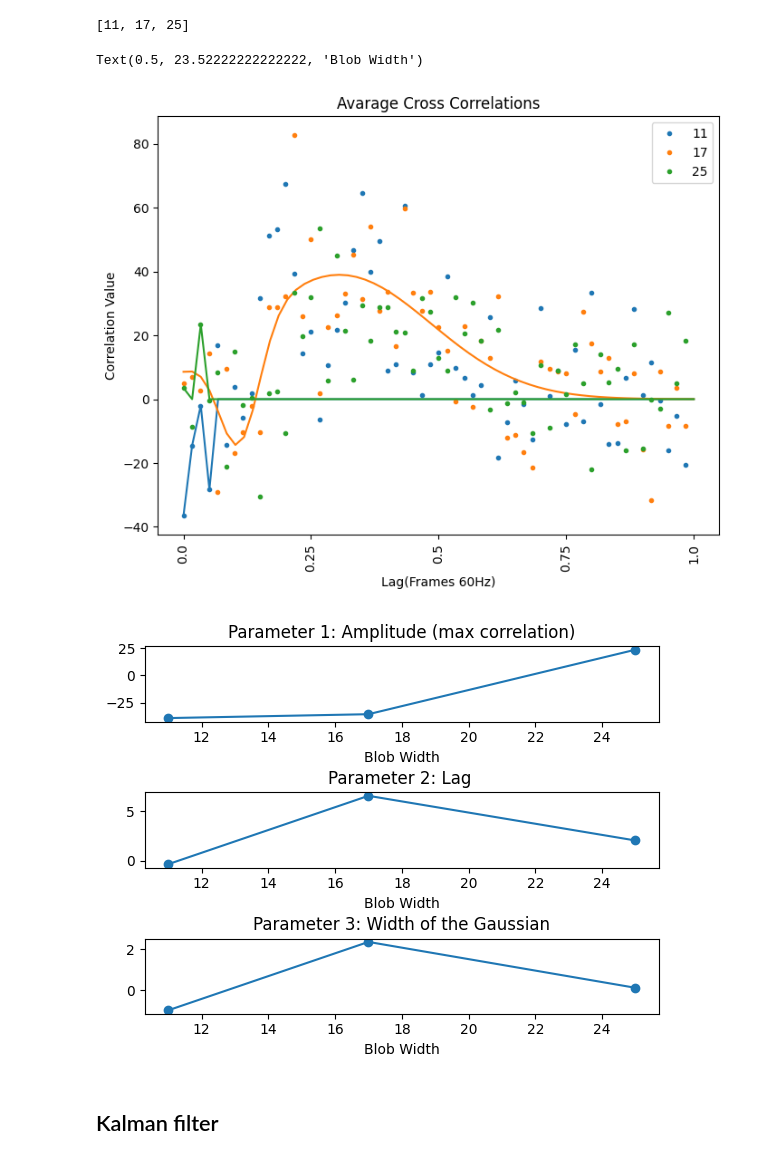
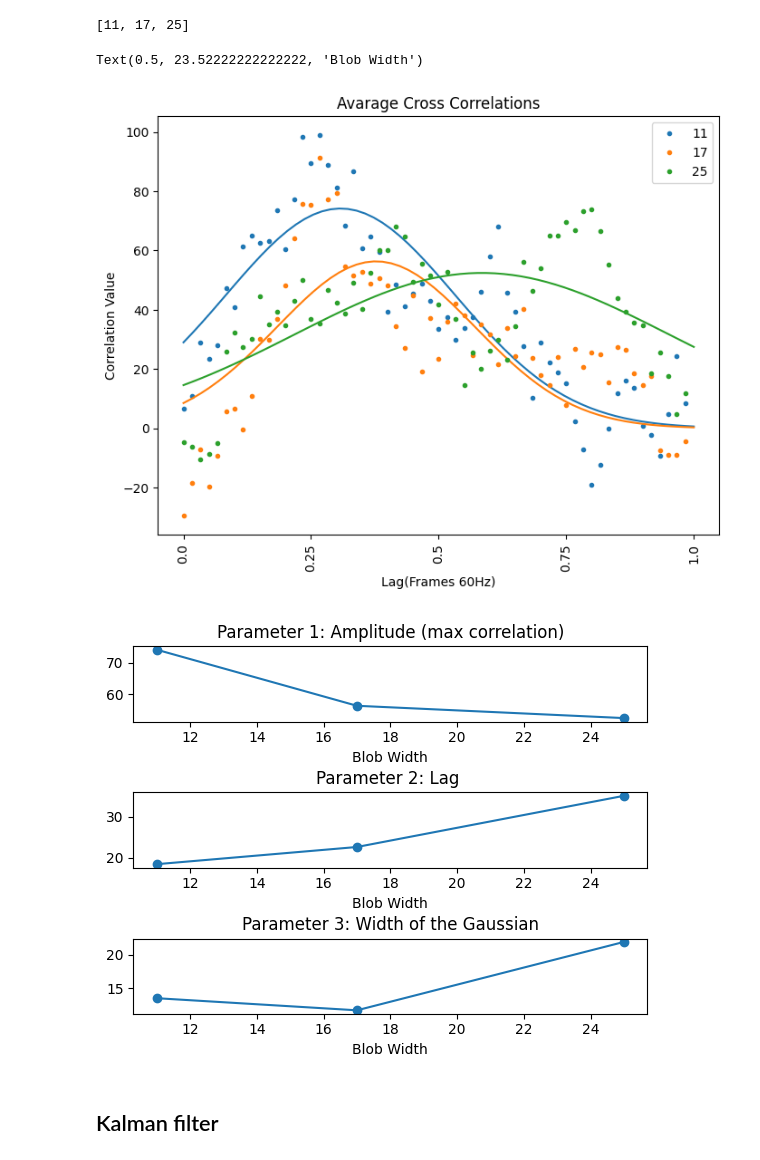
Before and after one commit to omeryildiran/Guido-Pascal-Omer-continuous-psychophysics, a Jupyter notebook: analysis_primier.ipynb, the cells around one changed output. Saved outputs shown, nothing was run; the diff lists cells and outputs as text; code cells hidden in the pictures.

```diff
--- a/analysis_primier.ipynb
+++ b/analysis_primier.ipynb
@@ -57,7 +66,7 @@ nTrialPerSigma
 
 from scipy.ndimage import gaussian_filter1d
 
-def smooth_data(data_to_smooth, window_size=5):
+def smooth_data(data_to_smooth, window_size=10):
     # Create a moving average filter
     filter = np.ones(window_size) / window_size
     smoothed_response = []
@@ -366,8 +375,9 @@ mid_point = len(ccg) // 2
 ydata=ccg[mid_point:mid_point+steps]
 xdata= np.linspace(0, len(ydata), len(ydata))
 # fit the ccg data with Gaussian
-def gaussian(x,  beta, sigma):
-    return 1/(sigma*np.sqrt(2*math.pi))*np.exp(-0.5*(((x-beta)**2)/(sigma**2)))
+def gaussian(x,  alpha, beta, sigma):
+    #return 1/(sigma*np.sqrt(2*math.pi))*np.exp(-0.5*(((x-beta)**2)/(sigma**2)))
+    return alpha*np.exp(-(x - beta) ** 2 / (2 * (sigma ** 2)))
 
 def double_gaussian(x, alpha1, beta1, sigma1, alpha2, beta2, sigma2):
     return alpha1 * np.exp(-(x - beta1) ** 2 / (2 * (sigma1 ** 2))) - alpha2 * np.exp(-(x - beta2) ** 2 / (2 * (sigma2 ** 2)))
@@ -430,44 +440,44 @@ for i,bw in enumerate(blob_widths):
    initial_guesses.append(np.max(ydata))
    initial_guesses.append(np.argmax(ydata))
    initial_guesses.append(np.std(ydata)*1)
-   initial_guesses.append(np.min(ydata))
-   initial_guesses.append(np.argmin(ydata))
-   initial_guesses.append(np.std(ydata)*1)
+   # initial_guesses.append(np.min(ydata))
+   # initial_guesses.append(np.argmin(ydata))
+   # initial_guesses.append(np.std(ydata)*1)
 
-   popt, pcov = curve_fit(double_gaussian, xdata, ydata)#,p0=initial_guesses )
-   yfit=double_gaussian(xdata, *popt)
+   popt, pcov = curve_fit(gaussian, xdata, ydata,p0=initial_guesses )
+   yfit=gaussian(xdata, *popt)
    plt.plot(xdata, yfit,color=colors[i])
 
    plt.xlabel('Lag(Frames 60Hz)')
    plt.ylabel('Correlation Value')
 
    # save the parameters of the fit for each blob width
    popt_list.append(popt)
    pcov_list.append(pcov)
 
 
    #plt.show()
 
 # Create 2x3 sub plots
 fig, axs = plt.subplots(3, 1)
 fig.tight_layout(pad=3.0)
 # Subplot 1: Plot the first parameter values for each blob width
 axs[0].plot(blob_widths, [popt[0] for popt in popt_list], 'o-')
 axs[0].set_title('Parameter 1: Amplitude (max correlation)')
 axs[0].set_xlabel('Blob Width')
 # Subplot 2: Plot the second parameter values for each blob width
 axs[1].plot(blob_widths, [popt[1] for popt in popt_list], 'o-')
 axs[1].set_title('Parameter 2: Lag ')
 axs[1].set_xlabel('Blob Width')
 
 # Subplot 3: Plot the third parameter values for each blob width
 axs[2].plot(blob_widths, [popt[2] for popt in popt_list], 'o-')
 axs[2].set_title('Parameter 3: Width of the Gaussian')
 axs[2].set_xlabel('Blob Width')
 # %% [output]
 Text(0.5, 23.52222222222222, 'Blob Width')
-[figure, old version]
+[figure, new version]
-[figure, old version]
+[figure, new version]
 # %% [markdown]
 ## Kalman filter
 # %%
```
Also changed, not shown: parts of 13 cells of this notebook, 2 other files.
